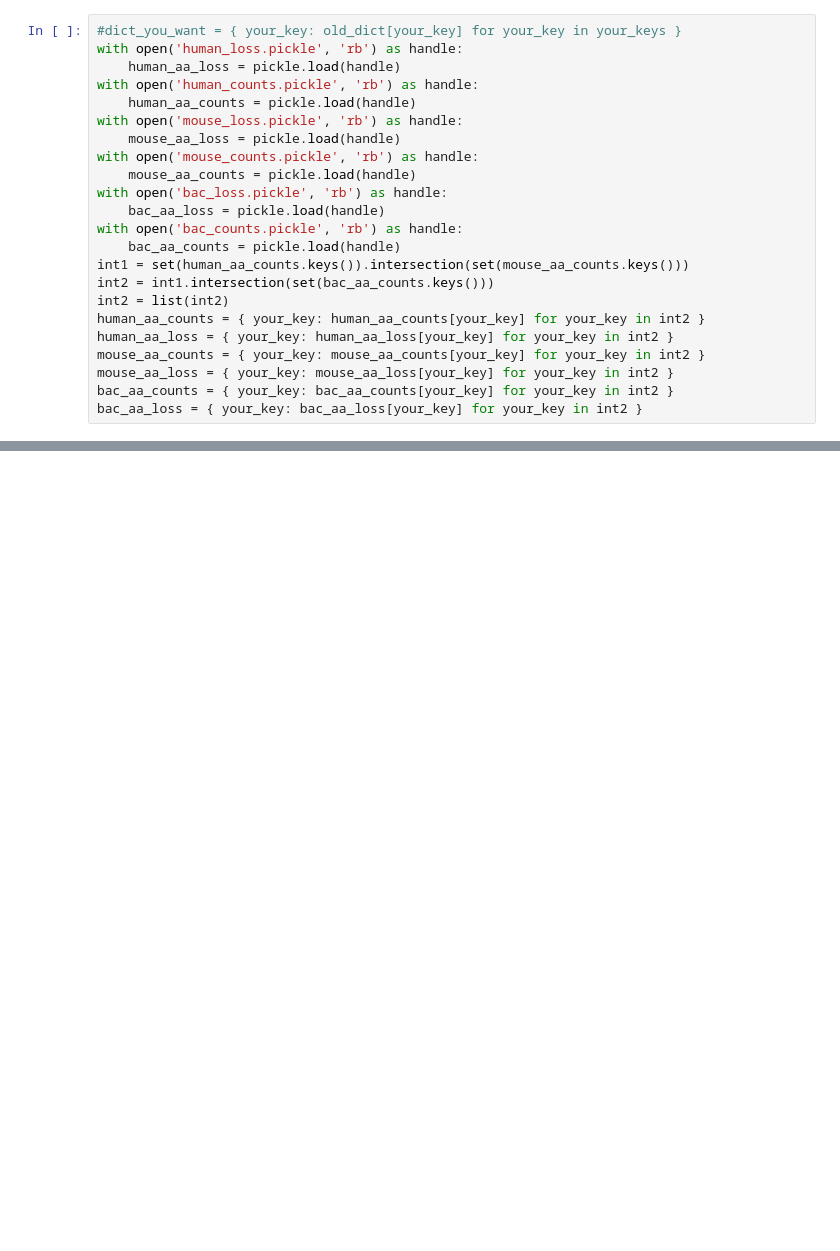
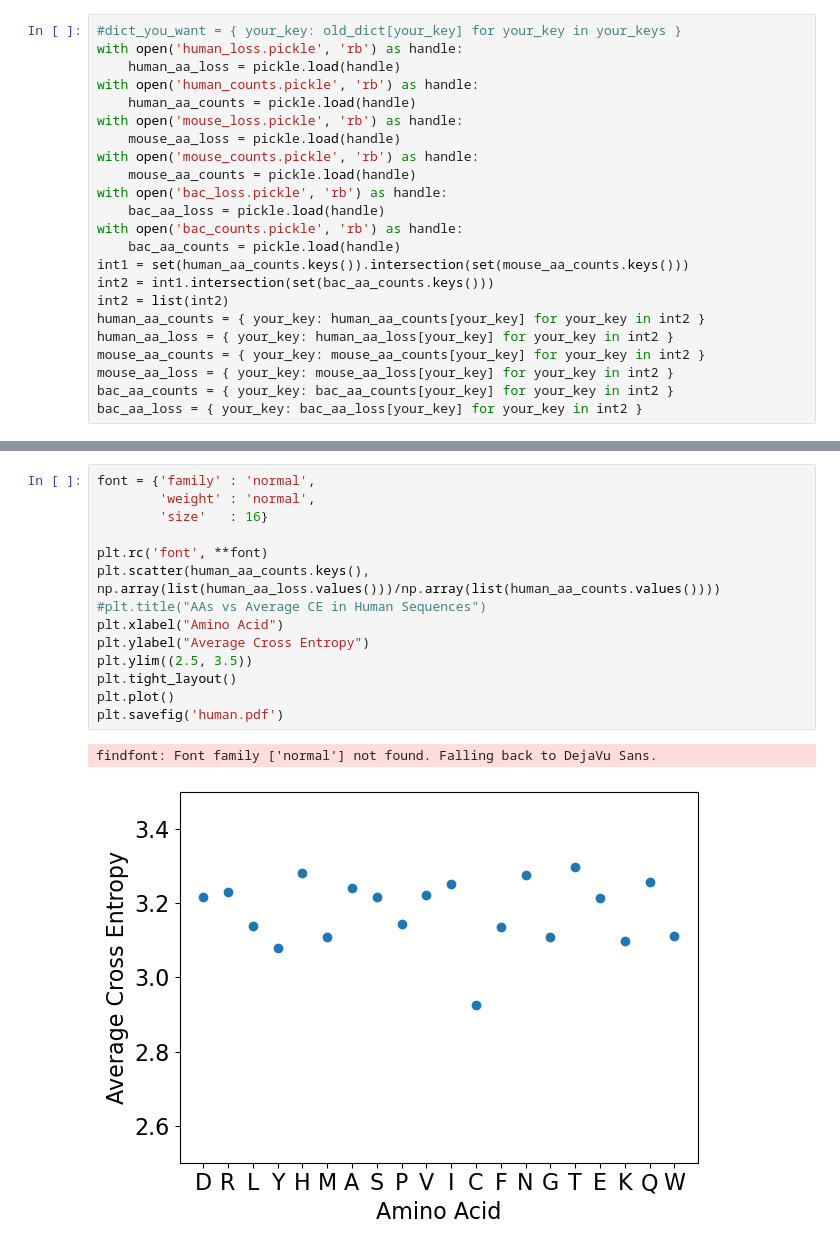
Before and after one commit to lewinsohndp/NLPProject, a Jupyter notebook: daniel.ipynb, the cells around one changed output, grey strips where cells are left out. Drawn from its saved outputs; the diff is of its cells as text; blank space fills up the shorter version.

```diff
--- a/daniel.ipynb
+++ b/daniel.ipynb
@@ -193 +136,18 @@ bac_aa_loss = { your_key: bac_aa_loss[your_key] for your_key in int2 }
+# %%
+font = {'family' : 'normal',
+        'weight' : 'normal',
+        'size'   : 16}
+
+plt.rc('font', **font)
+plt.scatter(human_aa_counts.keys(), np.array(list(human_aa_loss.values()))/np.array(list(human_aa_counts.values())))
+#plt.title("AAs vs Average CE in Human Sequences")
+plt.xlabel("Amino Acid")
+plt.ylabel("Average Cross Entropy")
+plt.ylim((2.5, 3.5))
+plt.tight_layout()
+plt.plot()
+plt.savefig('human.pdf')
+# %% [output]
+findfont: Font family ['normal'] not found. Falling back to DejaVu Sans.
+[figure, added]
 # %%
```
Also changed, not shown: parts of 25 cells of this notebook, 6 other files.
